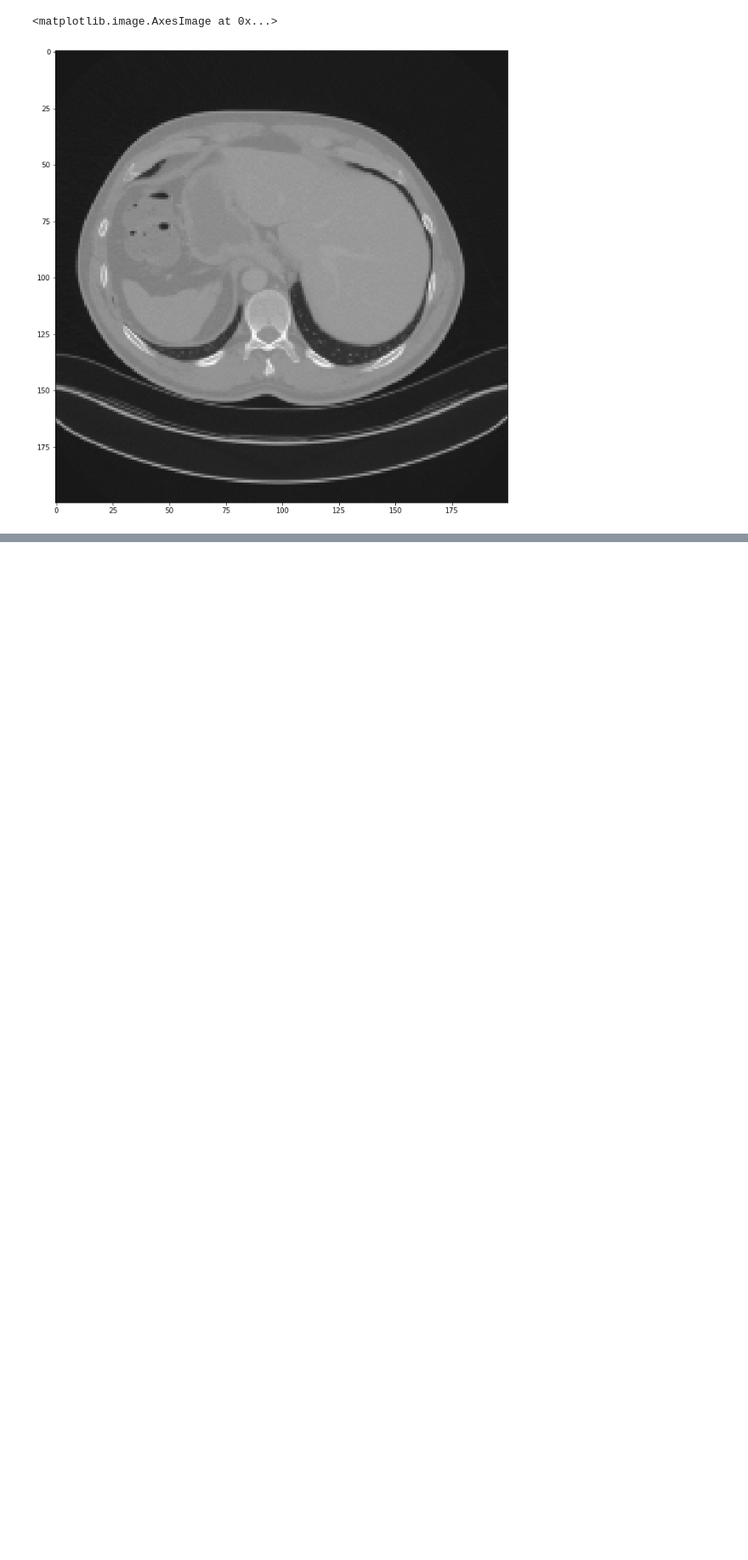
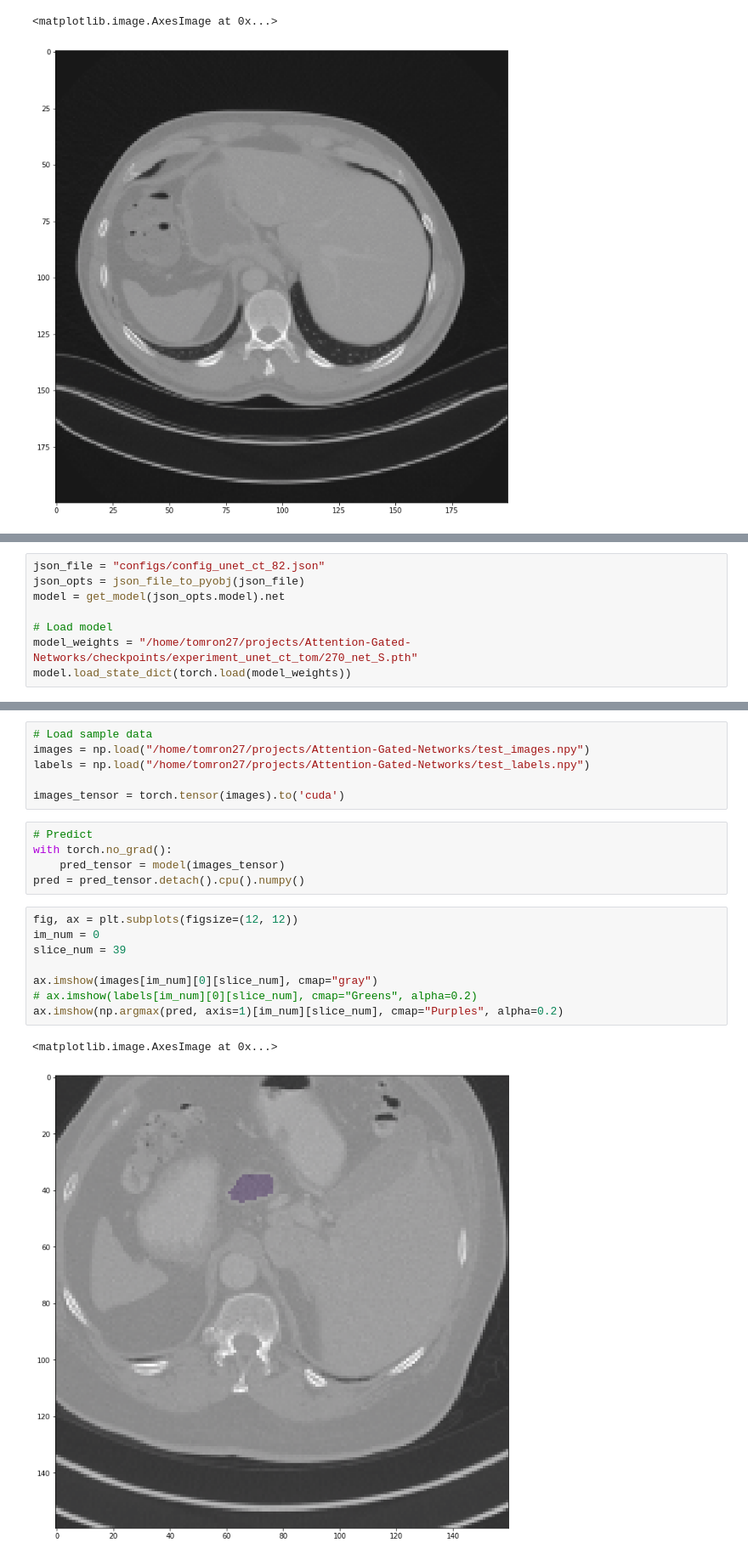
Before and after one commit to tomron27/Attention-Gated-Networks, a Jupyter notebook: CT-82_Playground.ipynb, the cells around one changed output, grey strips where cells are left out. Shown at 85% size. Drawn from its saved outputs; the diff is of its cells as text; blank space fills up the shorter version.

Commit message:
Fixed data loading errors + preloading support

```diff
--- a/CT-82_Playground.ipynb
+++ b/CT-82_Playground.ipynb
@@ -265,0 +158,8 @@ ax.imshow(mask[ii], cmap="Purples", alpha=0.1)
+# %%
+json_file = "configs/config_unet_ct_82.json"
+json_opts = json_file_to_pyobj(json_file)
+model = get_model(json_opts.model).net
+
+# Load model
+model_weights = "/home/tomron27/projects/Attention-Gated-Networks/checkpoints/experiment_unet_ct_tom/270_net_S.pth"
+model.load_state_dict(torch.load(model_weights))
@@ -265,0 +185,22 @@ ax.imshow(mask[ii], cmap="Purples", alpha=0.1)
+# %%
+# Load sample data
+images = np.load("/home/tomron27/projects/Attention-Gated-Networks/test_images.npy")
+labels = np.load("/home/tomron27/projects/Attention-Gated-Networks/test_labels.npy")
+
+images_tensor = torch.tensor(images).to('cuda')
+# %%
+# Predict
+with torch.no_grad():
+    pred_tensor = model(images_tensor)
+pred = pred_tensor.detach().cpu().numpy()
+# %%
+fig, ax = plt.subplots(figsize=(12, 12))
+im_num = 0
+slice_num = 39
+
+ax.imshow(images[im_num][0][slice_num], cmap="gray")
+# ax.imshow(labels[im_num][0][slice_num], cmap="Greens", alpha=0.2)
+ax.imshow(np.argmax(pred, axis=1)[im_num][slice_num], cmap="Purples", alpha=0.2)
+# %% [output]
+<matplotlib.image.AxesImage at 0x...>
+[figure, added]
```
Also changed, not shown: parts of 11 cells of this notebook, 3 other files.
